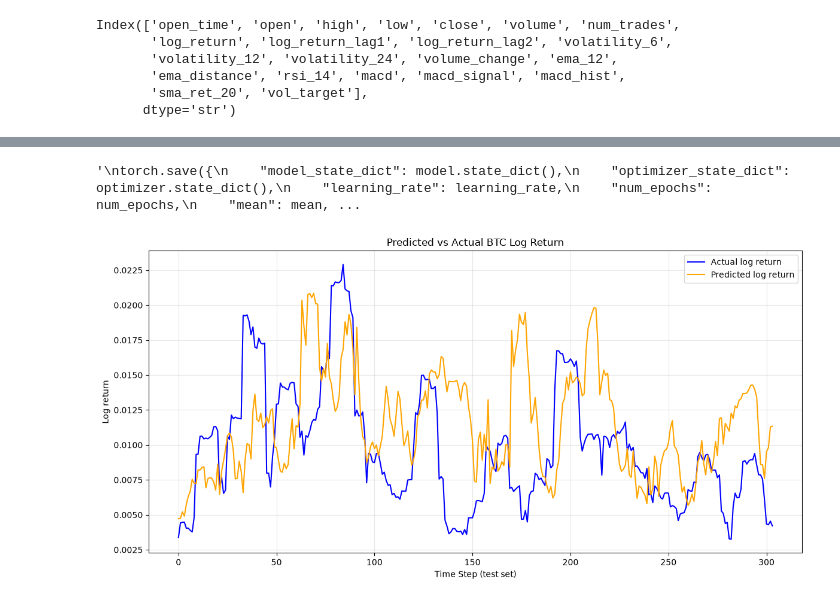
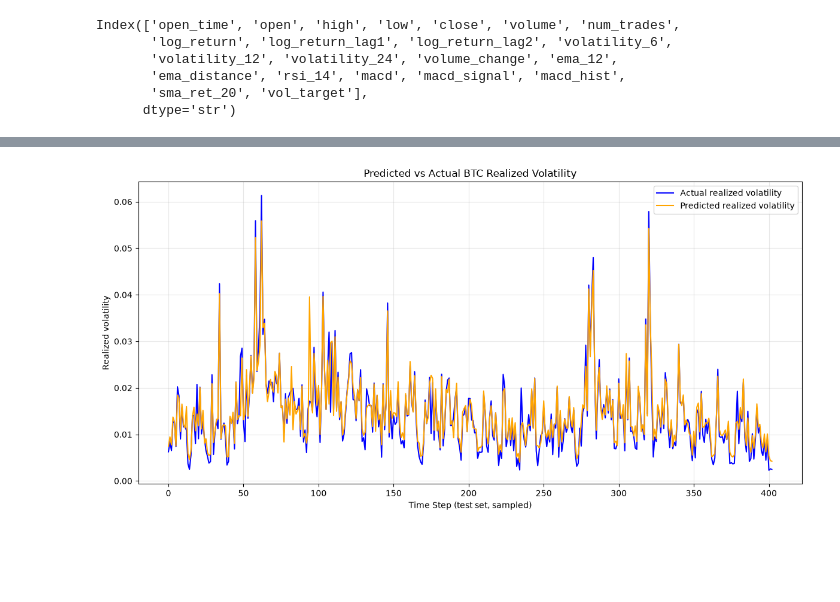
Before and after one commit to SANIC6/Bitcoin-Predictor, a Jupyter notebook: model 4.ipynb, the cells around one changed output, grey strips where cells are left out. Saved outputs shown, nothing was run; the diff lists cells and outputs as text; code cells hidden in the pictures; blank space fills up the shorter version.

```diff
--- a/model 4.ipynb
+++ b/model 4.ipynb
@@ -338,10 +357,12 @@ Model(
 # %%
+model = Model(X_train.shape[-1], hidden_size=8, num_layers=2,dropout=0.3)
+model
 import matplotlib.pyplot as plt
 
-learning_rate = 1e-4
-num_epochs = 500
-criterion = nn.HuberLoss()
-optimizer = optim.Adam(model.parameters(), lr=learning_rate, weight_decay=1e-5)
+learning_rate = 0.01
+num_epochs = 60
+criterion = nn.MSELoss()
+optimizer = optim.SGD(model.parameters(), lr=learning_rate, weight_decay=1e-7)
 
 training_loss = []
 testing_loss = []
@@ -390,6 +411,6 @@ Epoch 500/500 - train_loss: 0.201081 - val_loss: 0.197722
 # %%
 model.eval()
-
+criterion =  nn.MSELoss()
 test_loss = 0.0
 with torch.no_grad():
     for feature, label in test_data_loader:
@@ -454,39 +529,33 @@ Baseline predicts: 0.004760 (normalized)
 # %%
-'''
 torch.save({
     "model_state_dict": model.state_dict(),
     "optimizer_state_dict": optimizer.state_dict(),
     "learning_rate": learning_rate,
     "num_epochs": num_epochs,
-    "mean": mean,
-    "std": std,
-    "price_mean": price_mean,
-    "price_std": price_std,
+
     "training_loss": training_loss,
     "testing_loss": testing_loss,
-    "rmse_usd": rmse,
-    "mae_usd": mae
-}, "bitcoin_lstm_model.pt")
-
-'''
+}, "bitcoin_lstm_model_voltitity_v2.pt")
-# %% [output]
-'\ntorch.save({\n    "model_state_dict": model.state_dict(),\n    "optimizer_state_dict": optimizer.state_dict(),\n    "learning_rate": learning_rate,\n    "num_epochs": num_epochs,\n    "mean": mean, ...
 # %%
 import matplotlib.pyplot as plt
 
-# Convert back to real log return space
-pred_logret = preds * target_std + target_mean
-actual_logret = actuals * target_std + target_mean
+# Use a smaller visual window for clearer plots
+n_show = 400
+stride = max(1, len(actuals) // n_show)
+plot_idx = np.arange(0, len(actuals), stride)
+
+pred_plot = (preds * target_std + target_mean).detach().cpu().numpy()[plot_idx]
+actual_plot = (actuals * target_std + target_mean).detach().cpu().numpy()[plot_idx]
 
 plt.figure(figsize=(12, 6))
-plt.plot(actual_logret.numpy(), label="Actual log return", color="blue", linewidth=1.5)
-plt.plot(pred_logret.numpy(), label="Predicted log return", color="orange", linewidth=1.5)
-plt.xlabel("Time Step (test set)")
-plt.ylabel("Log return")
-plt.title("Predicted vs Actual BTC Log Return")
+plt.plot(actual_plot, label="Actual realized volatility", color="blue", linewidth=1.5)
+plt.plot(pred_plot, label="Predicted realized volatility", color="orange", linewidth=1.5)
+plt.xlabel("Time Step (test set, sampled)")
+plt.ylabel("Realized volatility")
+plt.title("Predicted vs Actual BTC Realized Volatility")
 plt.legend()
 plt.grid(True, alpha=0.3)
 plt.tight_layout()
 plt.show()
 # %% [output]
-[figure, old version]
+[figure, new version]
```
Also changed, not shown: parts of 13 cells of this notebook, 2 other files.
